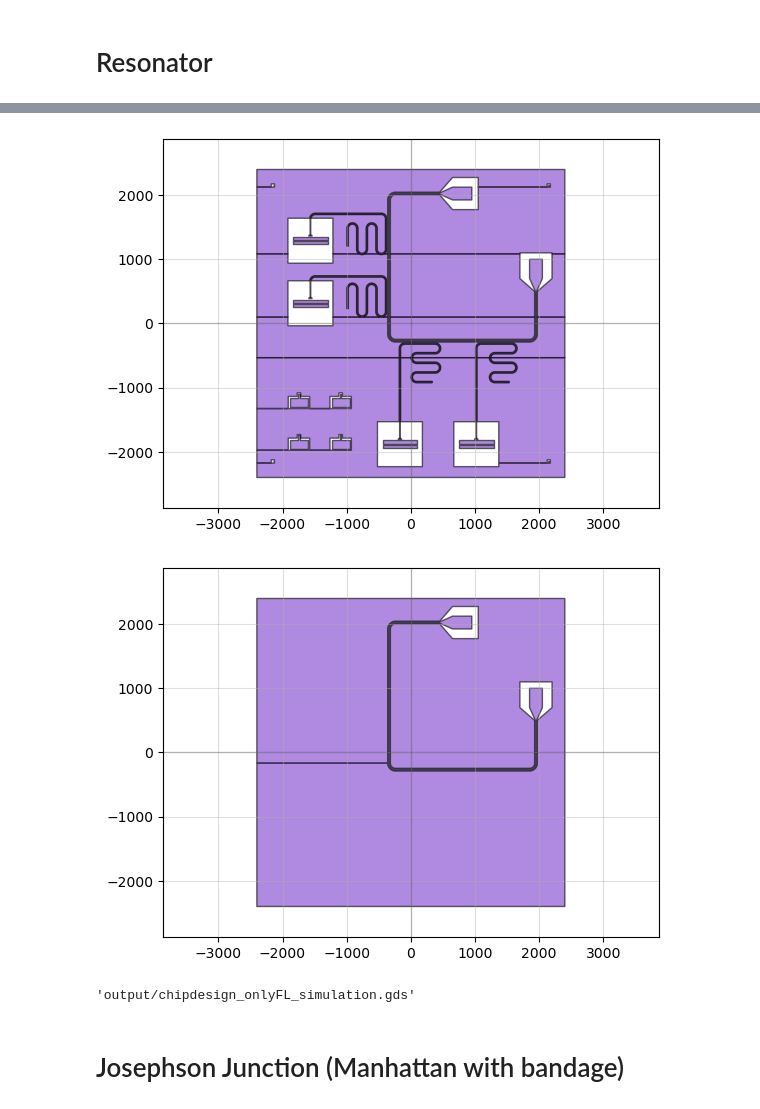
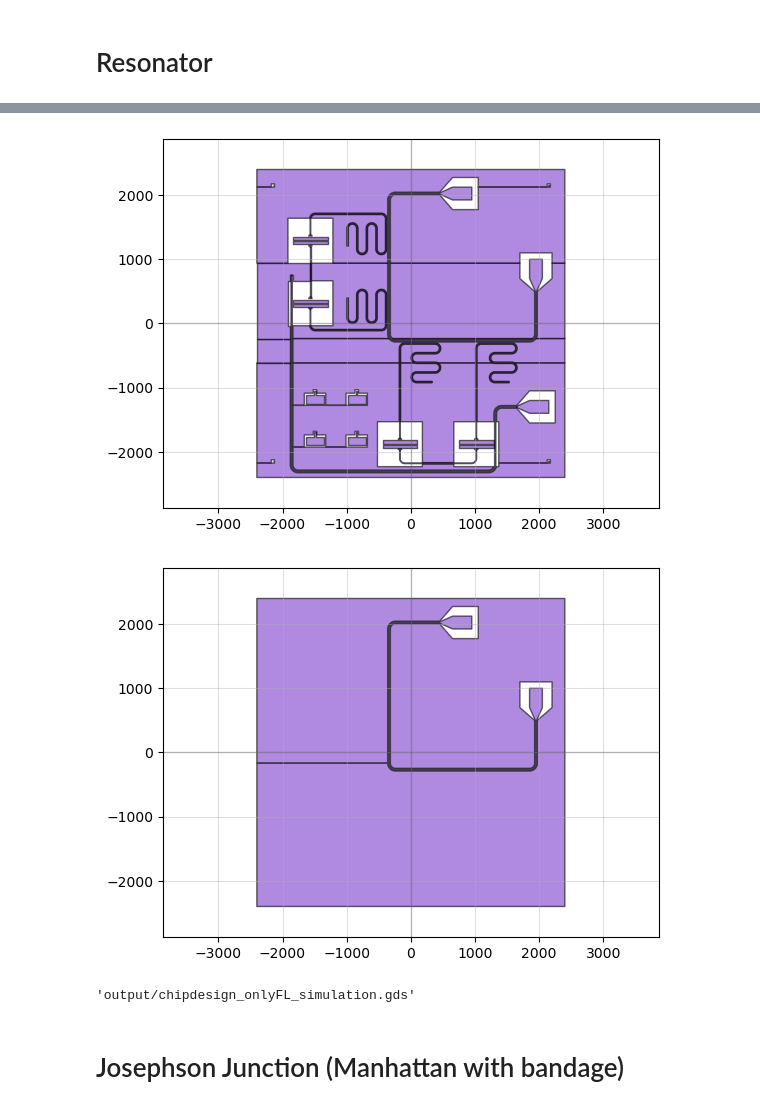
Before and after one commit to yminononono/Quantum-GDSDesign, a Jupyter notebook: transmon2D_mh.ipynb, the cells around one changed output, grey strips where cells are left out. Saved outputs shown, nothing was run; the diff lists cells and outputs as text; code cells hidden in the pictures.

Commit message:
Added entanglement option

```diff
--- a/transmon2D_mh.ipynb
+++ b/transmon2D_mh.ipynb
@@ -19,8 +19,8 @@ from qubit_templates import *
 # %%
 feedline_resonator_gap = 13
 n_gridline = 20
-DCLine = False # Add DC line next to squids
-# Entangle = True # Connect two transmons
+DCLine = True # Add DC line next to squids
+Entangle = True # Connect two transmons
 # %% [markdown]
 # Wafer design
 # %%
@@ -111,31 +147,35 @@ Length : 4183.093481820941 [um]
 # %%
 # Produce inverted version for simulation
 chipdesign_inverted = Device('chipdesign_inverted')
 chipdesign_inverted_FL = Device('chipdesign_inverted_FL')
 chipdesign_inverted.add_ref(FL)
 chipdesign_inverted_FL.add_ref(FL)
 chipdesign_inverted.add_ref(R1_tmp)
 chipdesign_inverted.add_ref(R2_tmp)
 chipdesign_inverted.add_ref(R3_tmp)
 chipdesign_inverted.add_ref(R4_tmp)
 chipdesign_inverted.add_ref(CP)
 chipdesign_inverted.add_ref(TA)
 if DCLine:
     chipdesign_inverted.add_ref(DC_tmp)
+if Entangle:
+    chipdesign_inverted.add_ref(line_1to2)
+    chipdesign_inverted.add_ref(line_3to4)
 
 rectangle = pg.bbox([(-2400, -2400),(2400, 2400)], 0)
 trace = pg.copy_layer(chipdesign_inverted, 1, 4)
 chipdesign_inverted = pg.boolean(rectangle, chipdesign_inverted, operation = 'not', layer = 4)
 chipdesign_inverted_FL = pg.boolean(rectangle, chipdesign_inverted_FL, operation = 'not', layer = 4)
+
 chipdesign_inverted.add_ref(trace)
 
 qp(chipdesign_inverted)
 qp(chipdesign_inverted_FL)
 
 chipdesign_inverted.write_gds('output/chipdesign_simulation.gds')
 chipdesign_inverted_FL.write_gds('output/chipdesign_onlyFL_simulation.gds')
 # %% [output]
-[figure, old version]
+[figure, new version]
 [figure]
 'output/chipdesign_onlyFL_simulation.gds'
 # %% [markdown]
```
Also changed, not shown: parts of 6 cells of this notebook, 1 other file.
